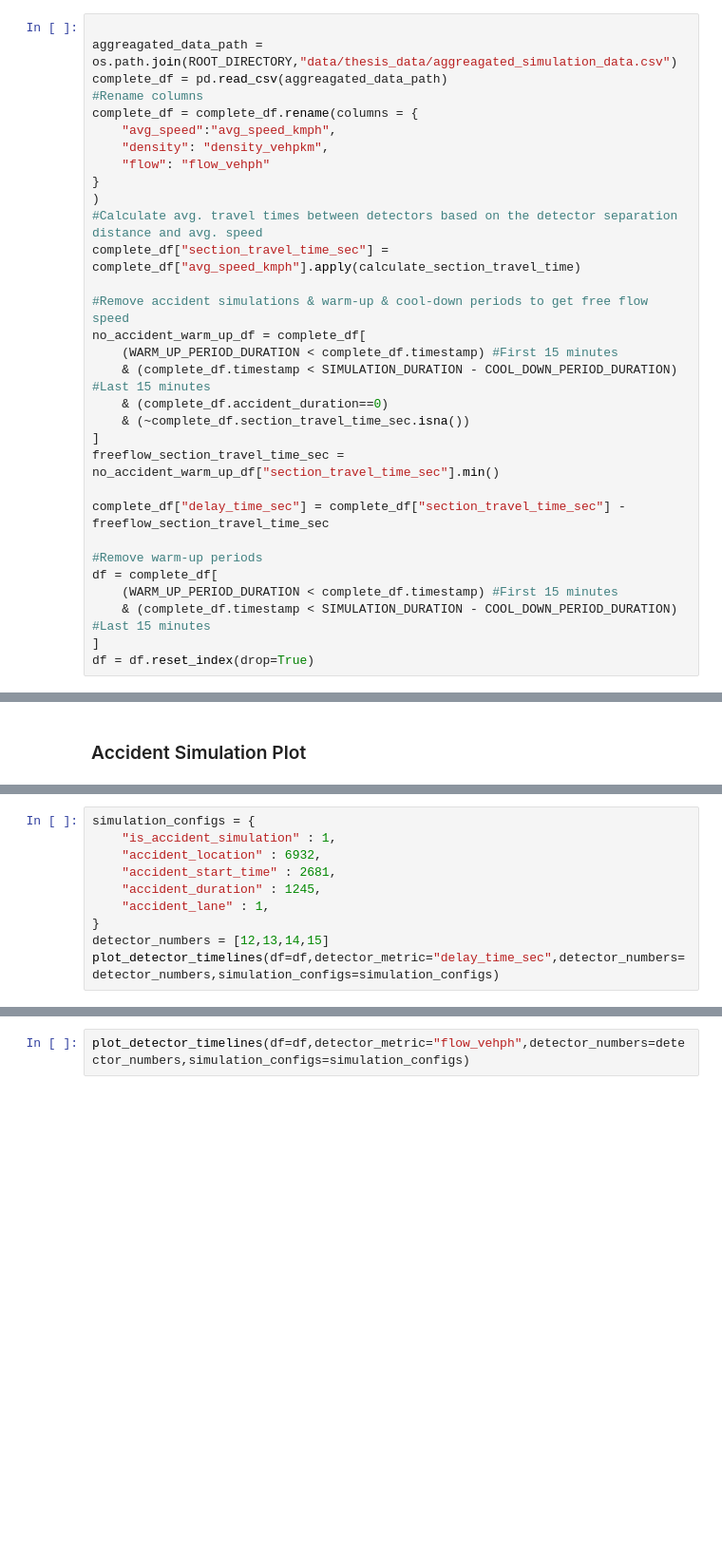
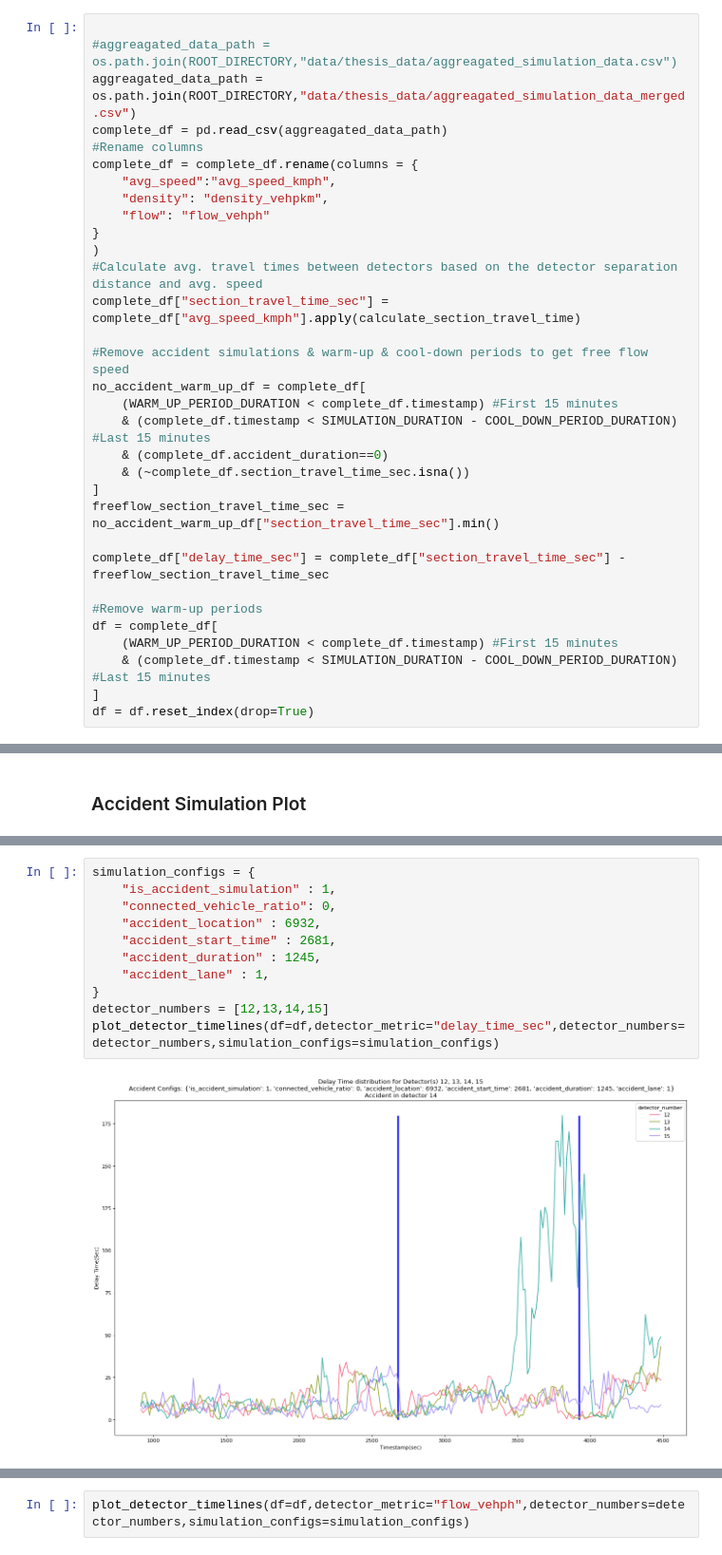
Before and after one commit to kaan-aytekin/CE690-delay-prediction, a Jupyter notebook: src/feature_engineering.ipynb, the cells around one changed output, grey strips where cells are left out. Shown at 95% size. Saved outputs shown, nothing was run; the diff lists cells and outputs as text; blank space fills up the shorter version.

```diff
--- a/src/feature_engineering.ipynb
+++ b/src/feature_engineering.ipynb
@@ -248,7 +251,8 @@ def plot_detector_timelines(df, detector_metric, detector_numbers, simulation_co
 ## Data Preperations
 # %%
 
-aggreagated_data_path = os.path.join(ROOT_DIRECTORY,"data/thesis_data/aggreagated_simulation_data.csv")
+#aggreagated_data_path = os.path.join(ROOT_DIRECTORY,"data/thesis_data/aggreagated_simulation_data.csv")
+aggreagated_data_path = os.path.join(ROOT_DIRECTORY,"data/thesis_data/aggreagated_simulation_data_merged.csv")
 complete_df = pd.read_csv(aggreagated_data_path)
 #Rename columns
 complete_df = complete_df.rename(columns = {
@@ -317,10 +370,13 @@ df[
 # %%
 simulation_configs = {
     "is_accident_simulation" : 1,
+    "connected_vehicle_ratio": 0,
     "accident_location" : 6932,
     "accident_start_time" : 2681,
     "accident_duration" : 1245,
     "accident_lane" : 1,
 }
 detector_numbers = [12,13,14,15]
 plot_detector_timelines(df=df,detector_metric="delay_time_sec",detector_numbers=detector_numbers,simulation_configs=simulation_configs)
+# %% [output]
+[figure, added]
```
Also changed, not shown: parts of 19 cells of this notebook, 10 other files.
